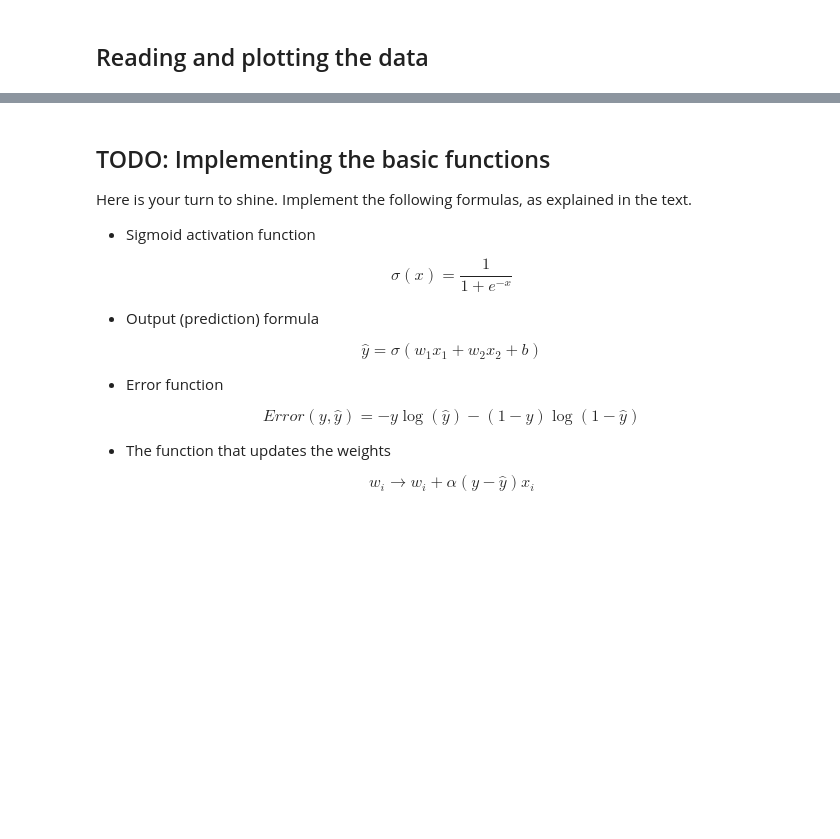
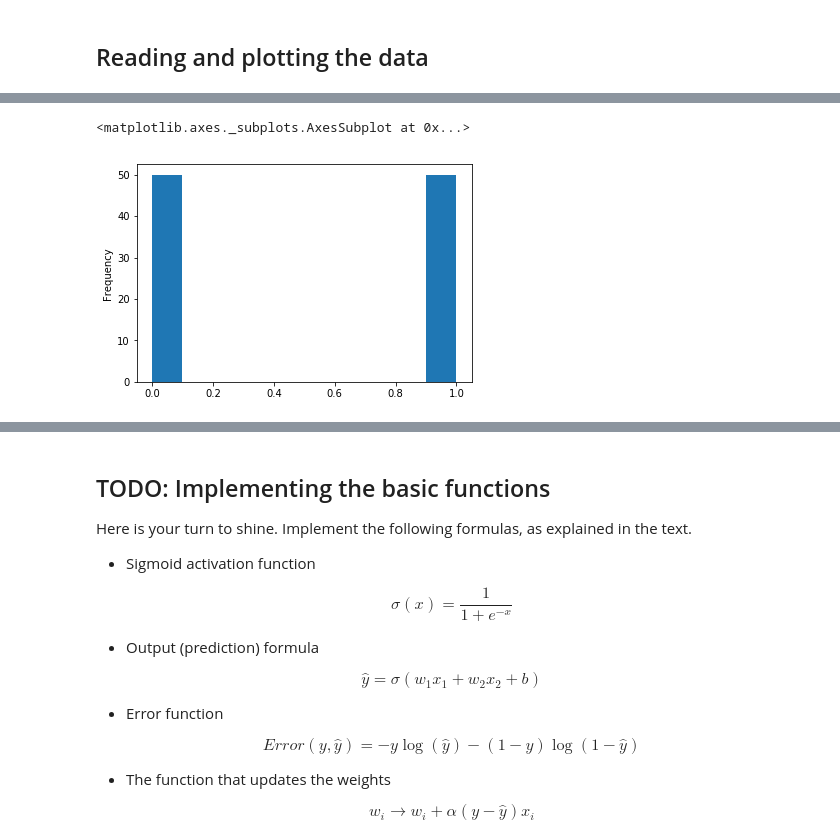
Before and after one commit to PRkudupu/deep_learning_labs, a Jupyter notebook: intro-neural-networks/gradient-descent/GradientDescent.ipynb, the cells around one changed output, grey strips where cells are left out. Drawn from its saved outputs; the diff is of its cells as text; code cells hidden in the pictures; blank space fills up the shorter version.

```diff
--- a/intro-neural-networks/gradient-descent/GradientDescent.ipynb
+++ b/intro-neural-networks/gradient-descent/GradientDescent.ipynb
@@ -50,0 +122,5 @@ plt.show()"""
+# %%
+data[2].plot(kind='hist')
+# %% [output]
+<matplotlib.axes._subplots.AxesSubplot at 0x...>
+[figure, added]
```
Also changed, not shown: parts of 16 cells of this notebook.
